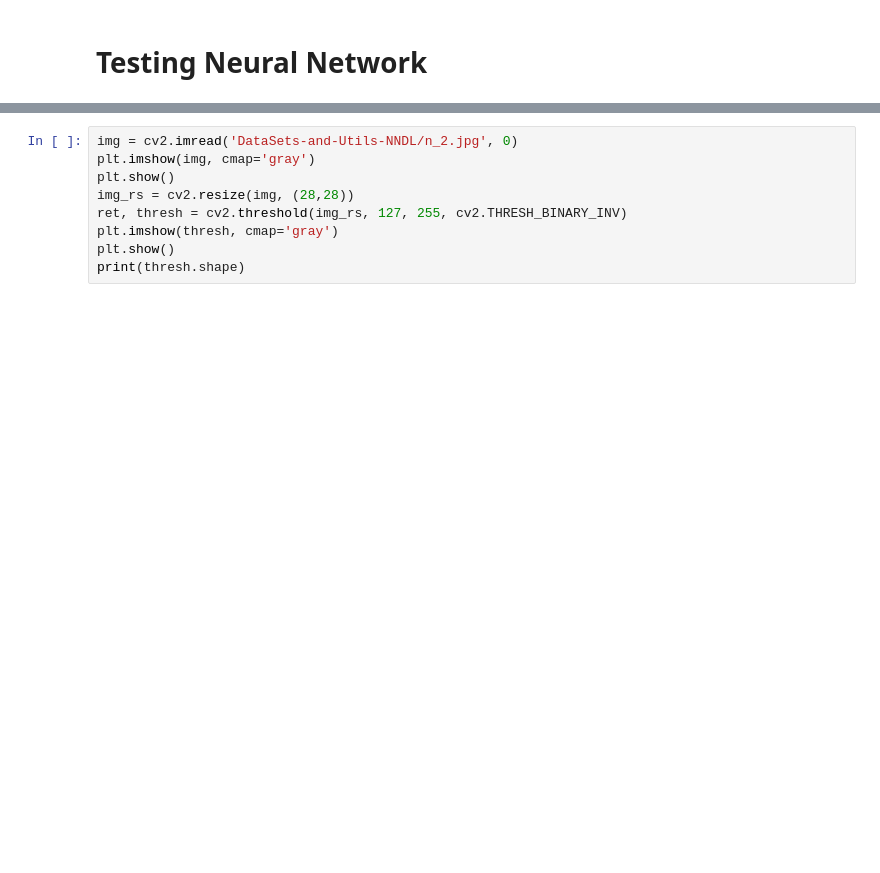
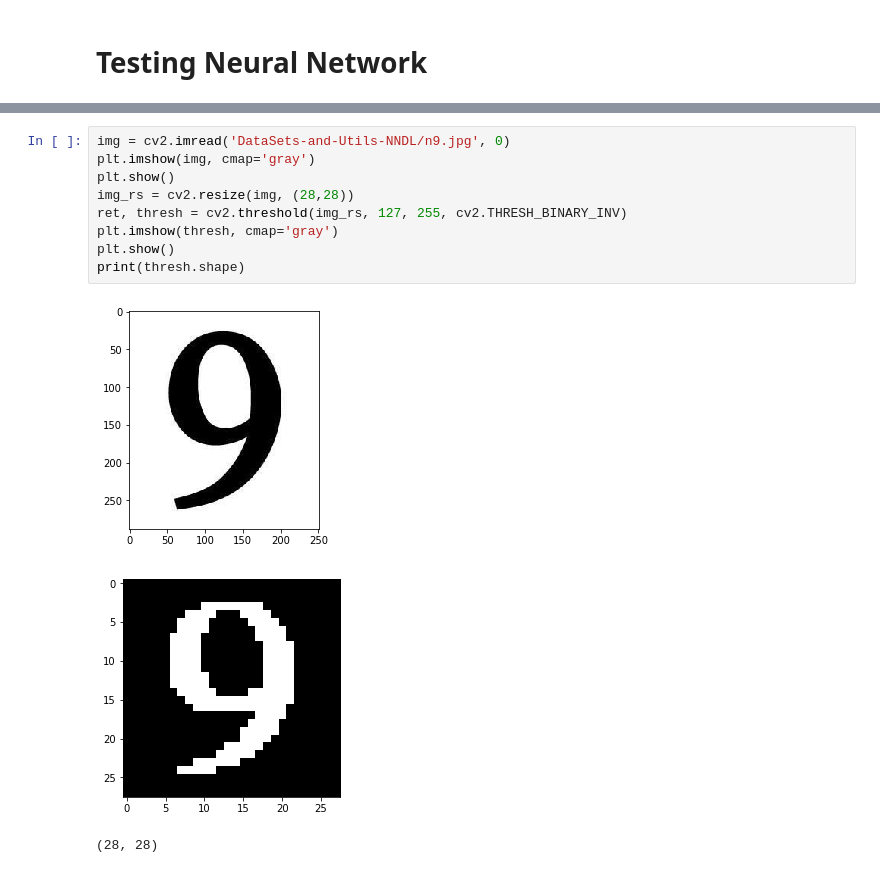
Before and after one commit to Rodrigo-Burciaga/Neural-Networks-and-Deep-Learning, a Jupyter notebook: NN from scratch vectorized.ipynb, the cells around one changed output, grey strips where cells are left out. Cells and saved outputs as stored; diff of their text form; blank space fills up the shorter version.

```diff
--- a/NN from scratch vectorized.ipynb
+++ b/NN from scratch vectorized.ipynb
@@ -267,12 +248,16 @@ import cv2
 # %%
-img = cv2.imread('DataSets-and-Utils-NNDL/n_2.jpg', 0)
+img = cv2.imread('DataSets-and-Utils-NNDL/n9.jpg', 0)
 plt.imshow(img, cmap='gray')
 plt.show()
 img_rs = cv2.resize(img, (28,28))
 ret, thresh = cv2.threshold(img_rs, 127, 255, cv2.THRESH_BINARY_INV)
 plt.imshow(thresh, cmap='gray')
 plt.show()
 print(thresh.shape)
+# %% [output]
+[figure, added]
+[figure, added]
+(28, 28)
 # %%
 img_to_predict = np.reshape(thresh, (784,1))
 predicted = nn.feedforward(img_to_predict)
```
Also changed, not shown: parts of 7 cells of this notebook, 1 other file.
